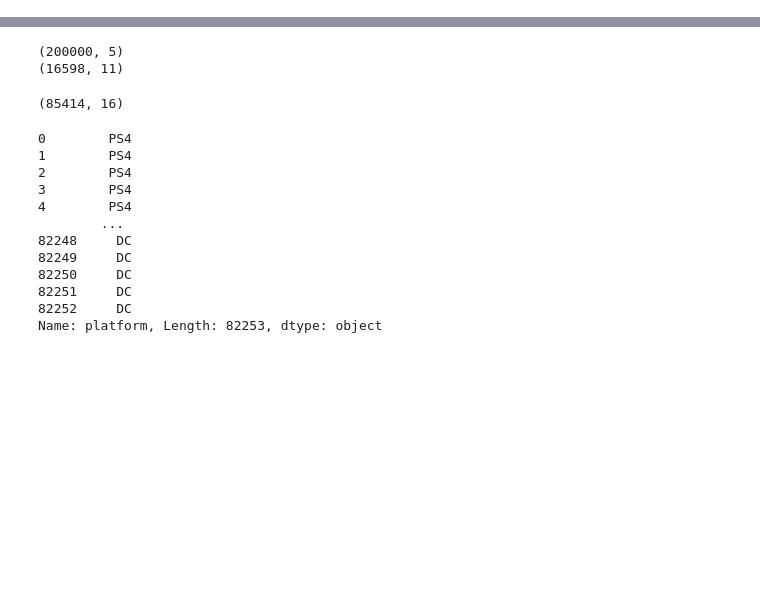
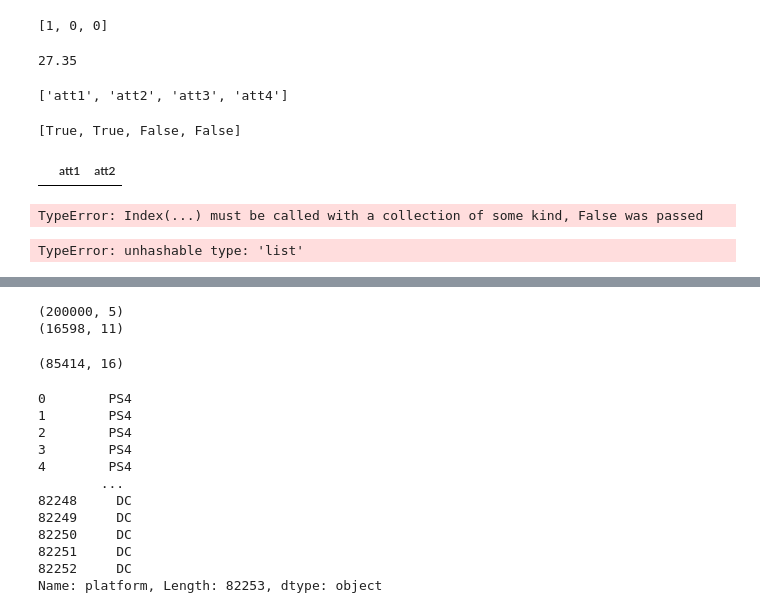
Before and after one commit to Ichak21/Equipe3_Scale_Game, a Jupyter notebook: ichak_notebook/pre_processing_exploratoire.ipynb, the cells around one changed output, grey strips where cells are left out. Saved outputs shown, nothing was run; the diff lists cells and outputs as text; code cells hidden in the pictures; blank space fills up the shorter version.

```diff
--- a/ichak_notebook/pre_processing_exploratoire.ipynb
+++ b/ichak_notebook/pre_processing_exploratoire.ipynb
@@ -3,0 +48,9 @@ from howlongtobeatpy import HowLongToBeat, HowLongToBeatEntry
+# %%
+l1
+# %% [output]
+[1, 0, 0]
+# %%
+best_element.main_extra
+best_element.main_story
+# %% [output]
+27.35
@@ -3,0 +59,17 @@ from howlongtobeatpy import HowLongToBeat, HowLongToBeatEntry
+# %%
+from itertools import compress
+OUTPUT= ["att1", "att2", "att3", "att4"]
+OUTPUT
+# %% [output]
+['att1', 'att2', 'att3', 'att4']
+# %%
+MASK = [True, True, False, False ]
+MASK
+# %% [output]
+[True, True, False, False]
+# %%
+df=pd.DataFrame(columns=[*compress(OUTPUT, MASK)])
+df.add(["lol","loled"])
+df
+# %% [output]
+|  | att1 | att2 |
@@ -3,0 +78,4 @@ from howlongtobeatpy import HowLongToBeat, HowLongToBeatEntry
+# %%
+temps = pd.DataFrame(["lool", "loooooooool"], columns=[*compress(OUTPUT, MASK)])
+# %% [output]
+TypeError: Index(...) must be called with a collection of some kind, False was passed
@@ -3,0 +86,4 @@ from howlongtobeatpy import HowLongToBeat, HowLongToBeatEntry
+# %%
+dico = {keys = [*compress(OUTPUT, MASK)]}
+# %% [output]
+TypeError: unhashable type: 'list'
```
Also changed, not shown: parts of 35 cells of this notebook, 8 other files.
